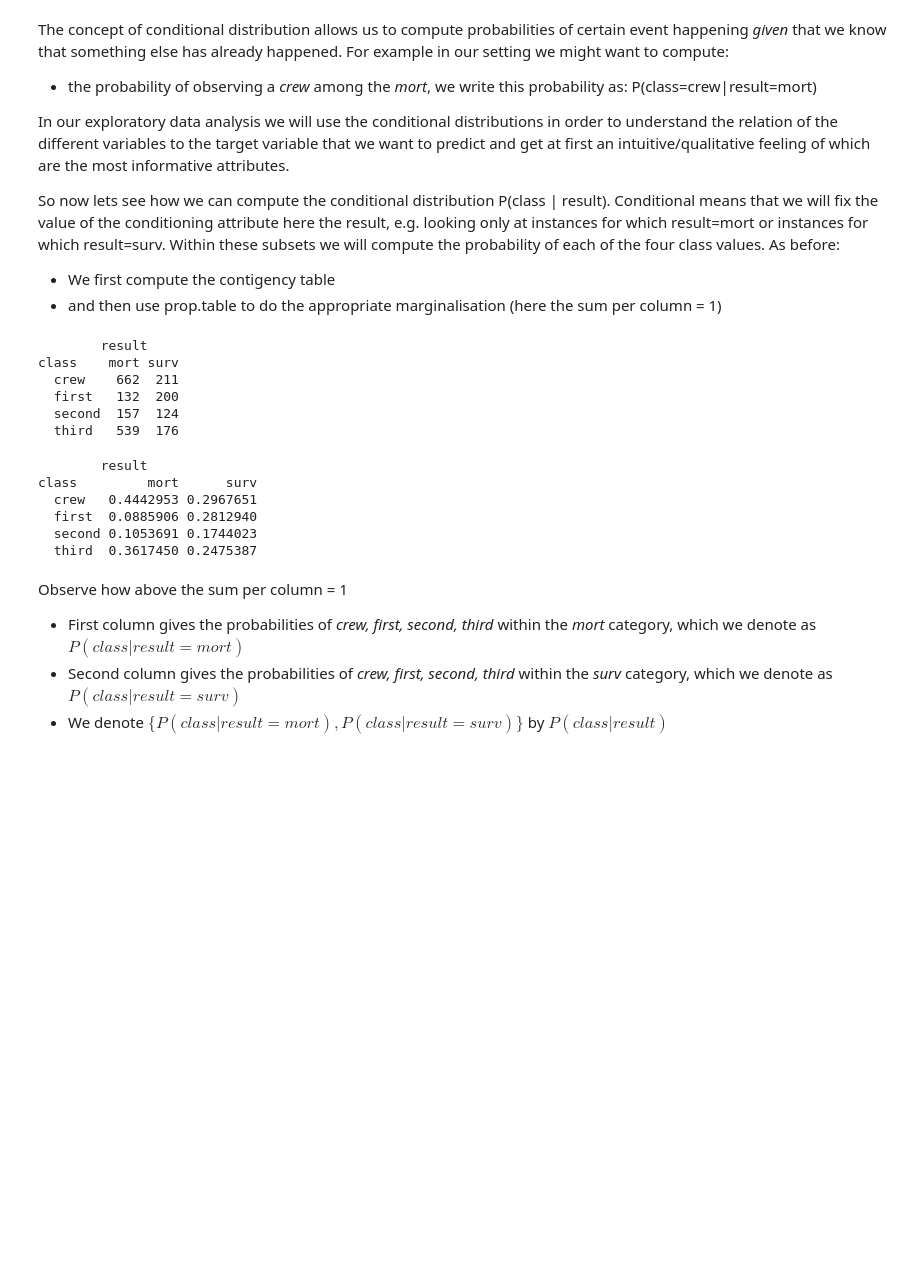
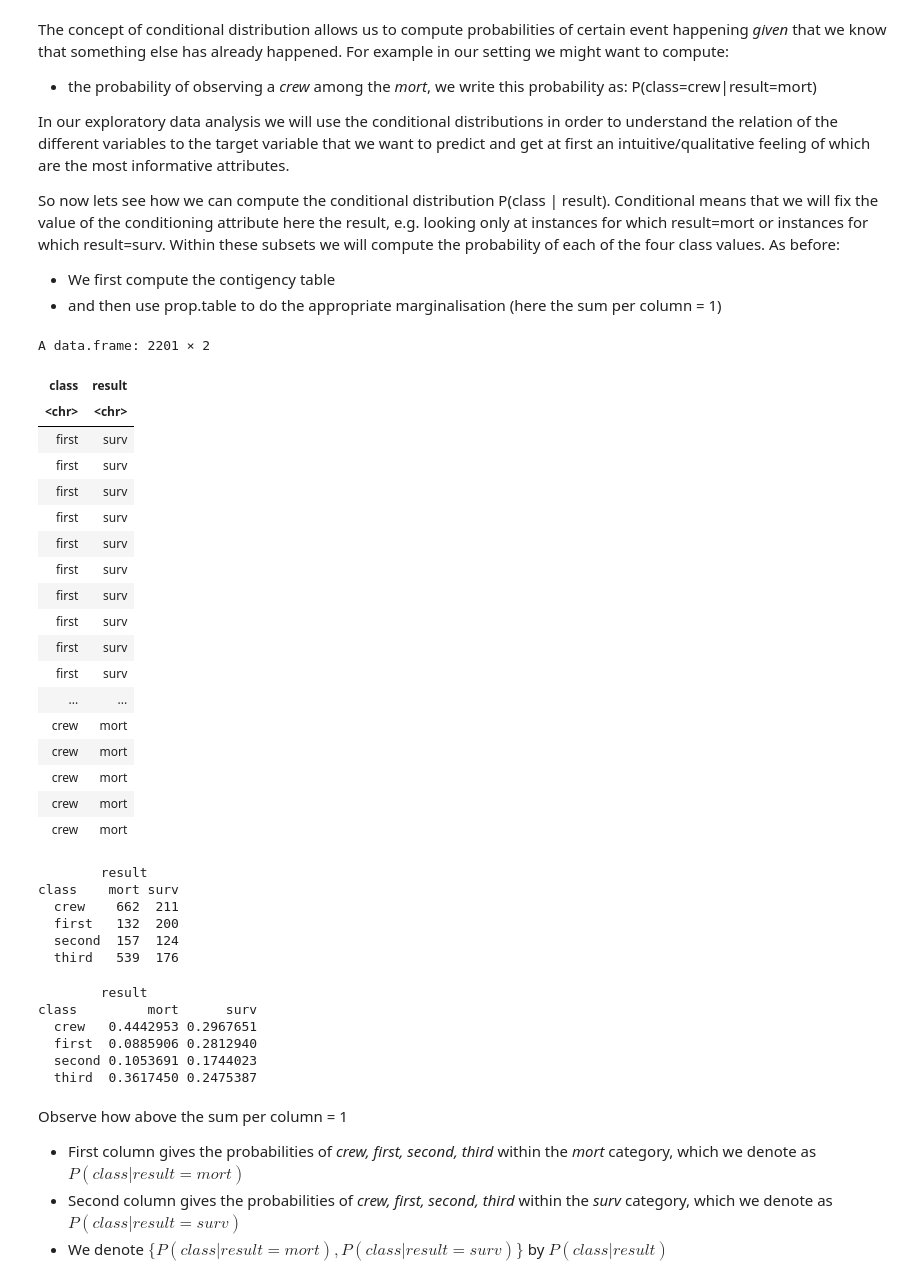
Before and after one commit to HEG-IG-Ex/62-62_Data_Mining, a Jupyter notebook: Qualitative Attributes/QualitativeAttributes.ipynb, the cells around one changed output. Saved outputs shown, nothing was run; the diff lists cells and outputs as text; code cells hidden in the pictures; blank space fills up the shorter version.

```diff
--- a/Qualitative Attributes/QualitativeAttributes.ipynb
+++ b/Qualitative Attributes/QualitativeAttributes.ipynb
@@ -251,25 +245,45 @@ the probability of each of the four class values. As before:
 * We first compute the contigency table
 * and then use prop.table to do the appropriate marginalisation (here the sum per column = 1)
 # %%
+myData[,c(1,4)]
 continTable.class.result<-table(myData[,c(1,4)])
 continTable.class.result
 
 #Get the P(class | result)
 #The ",2" argument means that the sum of the entries in each column will be one
 prop.table(continTable.class.result,2)
 # %% [output]
-        result
-class    mort surv
-  crew    662  211
-  first   132  200
-  second  157  124
-  third   539  176
+A data.frame: 2201 × 2
+| class | result |
+| <chr> | <chr> |
+| first | surv |
+| first | surv |
+| first | surv |
+| first | surv |
+| first | surv |
+| first | surv |
+| first | surv |
+| first | surv |
+| first | surv |
+| first | surv |
+| ... | ... |
+| crew | mort |
+| crew | mort |
+| crew | mort |
+| crew | mort |
+| crew | mort |
         result
-class         mort      surv
-  crew   0.4442953 0.2967651
-  first  0.0885906 0.2812940
-  second 0.1053691 0.1744023
-  third  0.3617450 0.2475387
+class    mort surv
+  crew    662  211
+  first   132  200
+  second  157  124
+  third   539  176
+        result
+class         mort      surv
+  crew   0.4442953 0.2967651
+  first  0.0885906 0.2812940
+  second 0.1053691 0.1744023
+  third  0.3617450 0.2475387
 # %% [markdown]
 Observe how above the sum per column = 1
 
```
Also changed, not shown: parts of 28 cells of this notebook, 2 other files.
